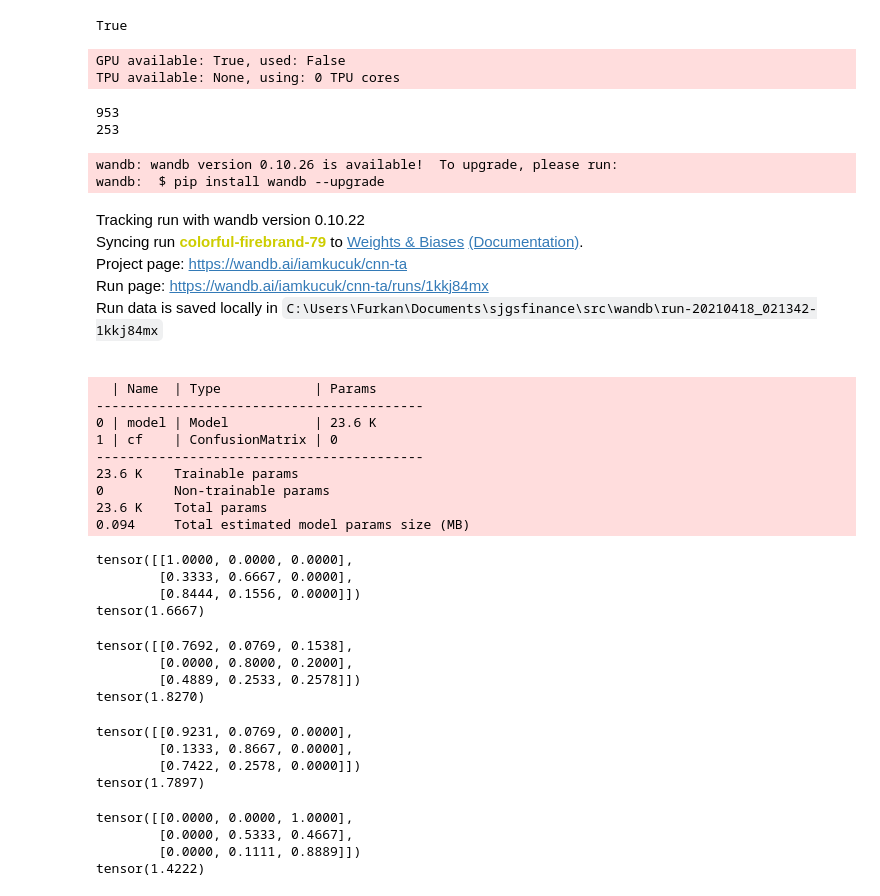
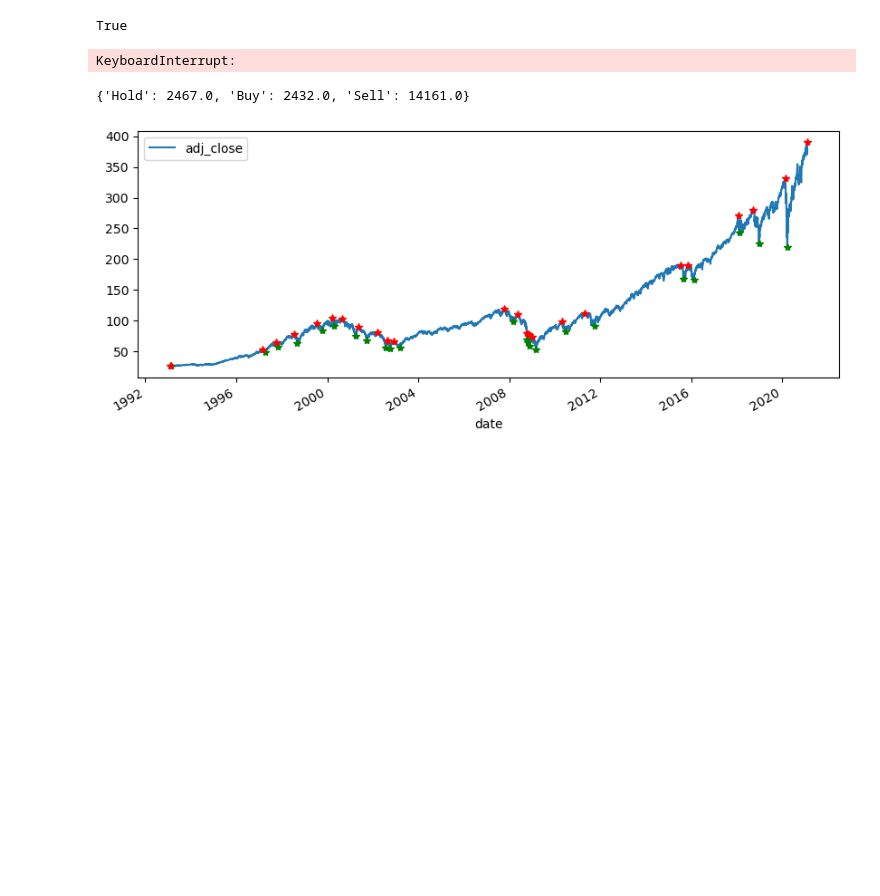
Before and after one commit to iamkucuk/cnn-ta, a Jupyter notebook: cnnta.ipynb, the cells around one changed output. Saved outputs shown, nothing was run; the diff lists cells and outputs as text; code cells hidden in the pictures; blank space fills up the shorter version.

```diff
--- a/cnnta.ipynb
+++ b/cnnta.ipynb
@@ -12,8 +12,8 @@ wandb: Currently logged in as: iamkucuk (use `wandb login --relogin` to force re
 True
 # %%
 model = Model()
-dataset = STIMDataset(csv_file = "SPY_ta.csv", label_method=LabellingStrategy.zigzag, strategy_kwargs={"up_thresh":.05, "down_thresh":-.05})
-engine = Ctok(model=model, dataset=dataset, learning_rate=1, batch_size=1024)
+dataset = STIMDataset(csv_file = "SPY.csv", label_method=LabellingStrategy.zigzag, strategy_kwargs={"up_thresh":.05, "down_thresh":-.05})
+engine = Ctok(model=model, dataset=dataset, learning_rate=0.1, batch_size=1024)
 tb_logger = WandbLogger(project="cnn-ta")
 trainer = Trainer(
     logger=tb_logger,
@@ -24,42 +24,17 @@ trainer = Trainer(
 )
 trainer.fit(engine)
 # %% [output]
-GPU available: True, used: False
-TPU available: None, using: 0 TPU cores
+KeyboardInterrupt:
-953
-253
-wandb: wandb version 0.10.26 is available!  To upgrade, please run:
-wandb:  $ pip install wandb --upgrade
-Tracking run with wandb version 0.10.22
-Syncing run colorful-firebrand-79 to Weights & Biases (Documentation).
-Project page: https://wandb.ai/iamkucuk/cnn-ta
-Run page: https://wandb.ai/iamkucuk/cnn-ta/runs/1kkj84mx
-Run data is saved locally in C:\Users\Furkan\Documents\sjgsfinance\src\wandb\run-20210418_021342-1kkj84mx
-  | Name  | Type            | Params
-------------------------------------------
-0 | model | Model           | 23.6 K
-1 | cf    | ConfusionMatrix | 0
-------------------------------------------
-23.6 K    Trainable params
-0         Non-trainable params
-23.6 K    Total params
-0.094     Total estimated model params size (MB)
-tensor([[1.0000, 0.0000, 0.0000],
-        [0.3333, 0.6667, 0.0000],
-        [0.8444, 0.1556, 0.0000]])
-tensor(1.6667)
-tensor([[0.7692, 0.0769, 0.1538],
-        [0.0000, 0.8000, 0.2000],
-        [0.4889, 0.2533, 0.2578]])
-tensor(1.8270)
-tensor([[0.9231, 0.0769, 0.0000],
-        [0.1333, 0.8667, 0.0000],
-        [0.7422, 0.2578, 0.0000]])
-tensor(1.7897)
-tensor([[0.0000, 0.0000, 1.0000],
-        [0.0000, 0.5333, 0.4667],
-        [0.0000, 0.1111, 0.8889]])
-tensor(1.4222)
+# %%
+engine.hist_training.get_results()
+# %% [output]
+{'Hold': 2467.0, 'Buy': 2432.0, 'Sell': 14161.0}
+# %%
+from STIMDataset import LabellingStrategy, STIMDataset
+dataset = STIMDataset(csv_file = "SPY.csv", label_method=LabellingStrategy.zigzag, strategy_kwargs={"up_thresh":.02, "down_thresh":-.02})
+dataset.show_labeled_data()
+# %% [output]
+[figure, added]
 # %%
 from torch.utils.data.dataloader import DataLoader
 
```
Also changed, not shown: 4 other files.
